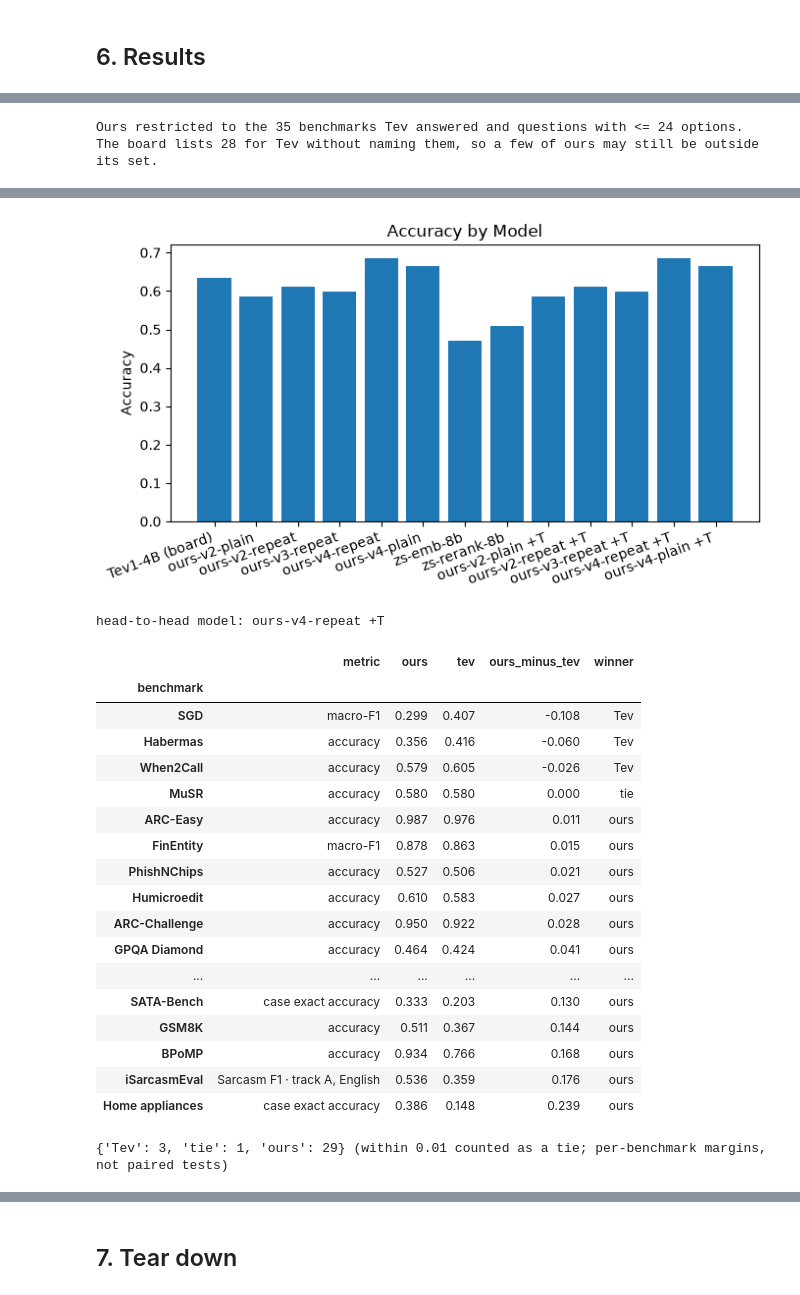
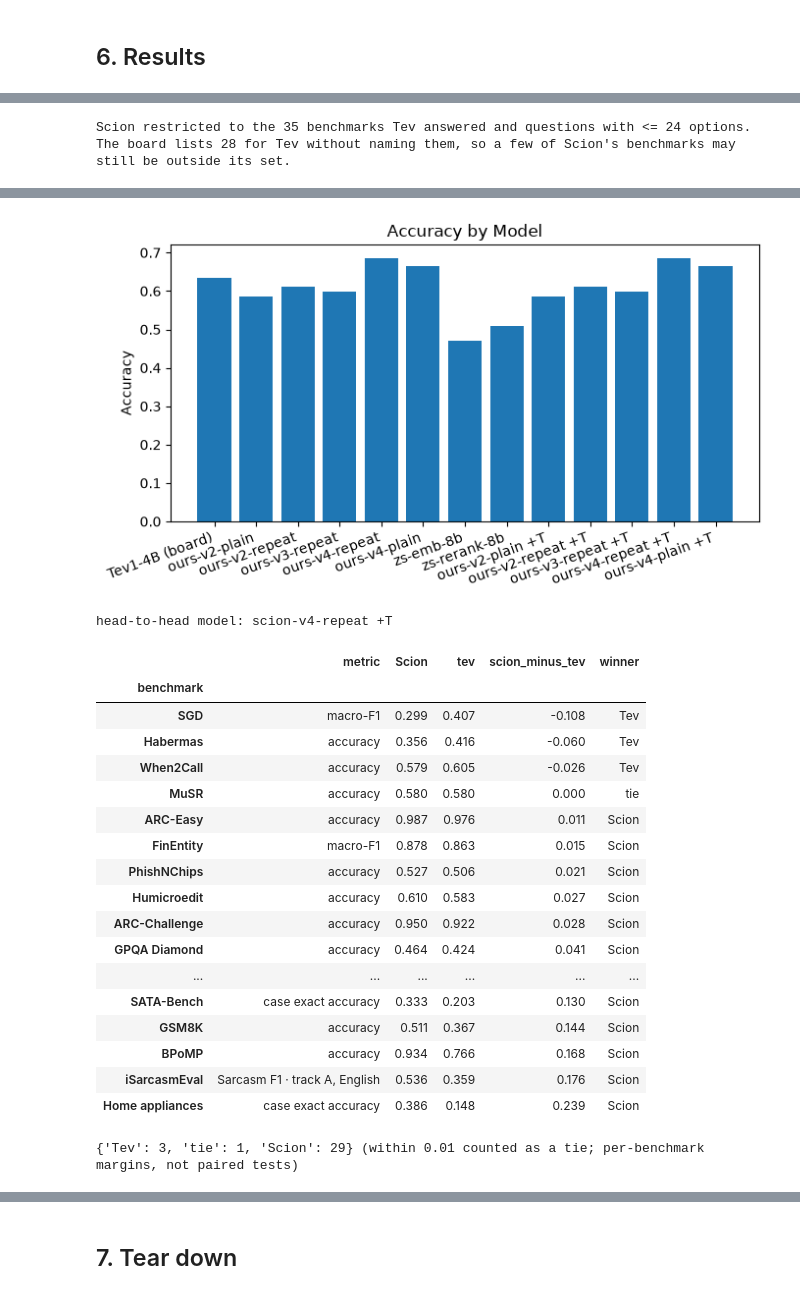
Before and after one commit to sinanuozdemir/ai-experiments, a Jupyter notebook: experiments/scion/scion_decision_index.ipynb, the cells around one changed output, grey strips where cells are left out. Saved outputs shown, nothing was run; the diff lists cells and outputs as text; code cells hidden in the pictures.

Commit message:
rename to scion

```diff
--- a/experiments/jev-classifier/jev_decision_index_matrix.ipynb
+++ b/experiments/scion/scion_decision_index.ipynb
@@ -250,12 +250,12 @@ if GO:
         else:
             opts = json.dumps({"model": m["model_on_dep"], "repeat": m["repeat"], "max_logprobs": MAX_LOGPROBS,
                                "tokenizer": m.get("tokenizer", "Qwen/Qwen3-0.6B")})
-            engine, n_shards = "jev_di_engine:FireworksJevEngine", SHARDS_PER_MODEL
+            engine, n_shards = "scion_engine:ScionEngine", SHARDS_PER_MODEL
         for s in range(n_shards):
             out = m["dir"] / f"shard-{s:02d}"
             out.mkdir(parents=True, exist_ok=True)
             procs[m["label"]].append(subprocess.Popen(
-                [sys.executable, str(HERE / "jev_di_shard.py"), "--suite-dir", str(SUITE), "--shard", str(s),
+                [sys.executable, str(HERE / "di_shard.py"), "--suite-dir", str(SUITE), "--shard", str(s),
                  "--n-shards", str(n_shards), "--out", str(out), "--engine-options", opts, "--engine", engine],
                 stdout=open(out / "runner.log", "a"), stderr=subprocess.STDOUT, env=env))
 
@@ -459,7 +459,7 @@ palette = iter(plt.cm.tab10.colors)
 base_color = {n: fixed.get(n) or next(palette) for n in base_names}
 color = [base_color[n.replace(" +T", "")] for n in H.index]
 hatch = ["//" if n.endswith(" +T") else "" for n in H.index]
-short = [n.replace(" (jev-1.13.0)", "").replace(" (Together)", "").replace("ours-", "") for n in H.index]
+short = [n.replace(" (jev-1.13.0)", "").replace(" (Together)", "").replace("scion-", "") for n in H.index]
 
 fig, axes = plt.subplots(2, 1, figsize=(15, 10), gridspec_kw={"height_ratios": [1, 1.4]})
 bars = axes[0].bar(range(len(H)), H["index"], color=color, edgecolor="white")
@@ -477,7 +477,7 @@ A = HEAD.loc[base_names]
 w = 0.8 / len(A)
 for k, (name, r) in enumerate(A.iterrows()):
     axes[1].bar(np.arange(len(AREAS)) + (k - (len(A) - 1) / 2) * w, [r[a] for a in AREAS], w,
-                label=name.replace("ours-", ""), color=base_color[name])
+                label=name.replace("scion-", ""), color=base_color[name])
 axes[1].set_xticks(np.arange(len(AREAS)))
 axes[1].set_xticklabels([a.title() for a in AREAS])
 axes[1].set_ylabel("chance-corrected skill")
@@ -753,8 +753,8 @@ for m in READY_MODELS:
         to_graph.append((m["label"], tev_style_calibration(m, bins=10, for_plot=True)))
 
 display(pd.DataFrame(rows).set_index("model").round(3))
-print(f"Ours restricted to the {len(TEV_ANSWERED)} benchmarks Tev answered and questions with <= {TEV_MAX_OPTIONS} options. "
-      "The board lists 28 for Tev without naming them, so a few of ours may still be outside its set.")
+print(f"Scion restricted to the {len(TEV_ANSWERED)} benchmarks Tev answered and questions with <= {TEV_MAX_OPTIONS} options. "
+      "The board lists 28 for Tev without naming them, so a few of Scion's benchmarks may still be outside its set.")
 
 # --- Calibration curves graph ---
 plt.figure(figsize=(8, 6))
@@ -806,7 +806,7 @@ plt.tight_layout()
 plt.show()
 
 # Per-benchmark head-to-head dataframe and chart
-_pref = ["ours-v4-repeat +T", "ours-v3-repeat +T", "ours-v2-repeat +T"]
+_pref = ["scion-v4-repeat +T", "scion-v3-repeat +T", "scion-v2-repeat +T"]
 best = next(m for lab in _pref for m in READY_MODELS if m["label"] == lab)
 print("head-to-head model:", best["label"])
 h2h = []
@@ -817,18 +817,18 @@ for bid in sorted(TEV_ANSWERED):
         continue
     lower_better = bid == 48
     diff = (t["score"] - ob["raw"]) if lower_better else (ob["raw"] - t["score"])
-    h2h.append({"benchmark": NAMES.get(str(bid), bid), "metric": t.get("metric"), "ours": ob["raw"],
-                "tev": t["score"], "ours_minus_tev": diff, "winner": "ours" if diff > 0.01 else "Tev" if diff < -0.01 else "tie"})
-H2H = pd.DataFrame(h2h).set_index("benchmark").sort_values("ours_minus_tev")
+    h2h.append({"benchmark": NAMES.get(str(bid), bid), "metric": t.get("metric"), "Scion": ob["raw"],
+                "tev": t["score"], "scion_minus_tev": diff, "winner": "Scion" if diff > 0.01 else "Tev" if diff < -0.01 else "tie"})
+H2H = pd.DataFrame(h2h).set_index("benchmark").sort_values("scion_minus_tev")
 display(H2H.round(3))
 print(dict(Counter(H2H.winner)), "(within 0.01 counted as a tie; per-benchmark margins, not paired tests)")
 
-# --- Per-benchmark ours-vs-Tev bar graph ---
+# --- Per-benchmark scion-vs-Tev bar graph ---
 plt.figure(figsize=(10, 6))
 h2h_df = H2H.reset_index()
-plt.barh(h2h_df["benchmark"], h2h_df["ours_minus_tev"], color=np.where(h2h_df["ours_minus_tev"] > 0, "green", "red"))
-plt.xlabel("Ours - Tev (higher = Ours better)")
-plt.title("Benchmark-by-benchmark margins (Ours - Tev)")
+plt.barh(h2h_df["benchmark"], h2h_df["scion_minus_tev"], color=np.where(h2h_df["scion_minus_tev"] > 0, "green", "red"))
+plt.xlabel("Scion - Tev (higher = Scion better)")
+plt.title("Benchmark-by-benchmark margins (Scion - Tev)")
 plt.axvline(0, color="grey", lw=1)
 plt.tight_layout()
 plt.show()
@@ -851,27 +851,27 @@ plt.show()
-Ours restricted to the 35 benchmarks Tev answered and questions with <= 24 options. The board lists 28 for Tev without naming them, so a few of ours may still be outside its set.
+Scion restricted to the 35 benchmarks Tev answered and questions with <= 24 options. The board lists 28 for Tev without naming them, so a few of Scion's benchmarks may still be outside its set.
 [figure]
 [figure]
 [figure]
-head-to-head model: ours-v4-repeat +T
+head-to-head model: scion-v4-repeat +T
-|  | metric | ours | tev | ours_minus_tev | winner |
+|  | metric | Scion | tev | scion_minus_tev | winner |
 | benchmark |  |  |  |  |  |
 | SGD | macro-F1 | 0.299 | 0.407 | -0.108 | Tev |
 | Habermas | accuracy | 0.356 | 0.416 | -0.060 | Tev |
 | When2Call | accuracy | 0.579 | 0.605 | -0.026 | Tev |
 | MuSR | accuracy | 0.580 | 0.580 | 0.000 | tie |
-| ARC-Easy | accuracy | 0.987 | 0.976 | 0.011 | ours |
-| FinEntity | macro-F1 | 0.878 | 0.863 | 0.015 | ours |
-| PhishNChips | accuracy | 0.527 | 0.506 | 0.021 | ours |
-| Humicroedit | accuracy | 0.610 | 0.583 | 0.027 | ours |
-| ARC-Challenge | accuracy | 0.950 | 0.922 | 0.028 | ours |
-| GPQA Diamond | accuracy | 0.464 | 0.424 | 0.041 | ours |
+| ARC-Easy | accuracy | 0.987 | 0.976 | 0.011 | Scion |
+| FinEntity | macro-F1 | 0.878 | 0.863 | 0.015 | Scion |
+| PhishNChips | accuracy | 0.527 | 0.506 | 0.021 | Scion |
+| Humicroedit | accuracy | 0.610 | 0.583 | 0.027 | Scion |
+| ARC-Challenge | accuracy | 0.950 | 0.922 | 0.028 | Scion |
+| GPQA Diamond | accuracy | 0.464 | 0.424 | 0.041 | Scion |
 | ... | ... | ... | ... | ... | ... |
-| SATA-Bench | case exact accuracy | 0.333 | 0.203 | 0.130 | ours |
-| GSM8K | accuracy | 0.511 | 0.367 | 0.144 | ours |
-| BPoMP | accuracy | 0.934 | 0.766 | 0.168 | ours |
-| iSarcasmEval | Sarcasm F1 · track A, English | 0.536 | 0.359 | 0.176 | ours |
-| Home appliances | case exact accuracy | 0.386 | 0.148 | 0.239 | ours |
+| SATA-Bench | case exact accuracy | 0.333 | 0.203 | 0.130 | Scion |
+| GSM8K | accuracy | 0.511 | 0.367 | 0.144 | Scion |
+| BPoMP | accuracy | 0.934 | 0.766 | 0.168 | Scion |
+| iSarcasmEval | Sarcasm F1 · track A, English | 0.536 | 0.359 | 0.176 | Scion |
+| Home appliances | case exact accuracy | 0.386 | 0.148 | 0.239 | Scion |
-{'Tev': 3, 'tie': 1, 'ours': 29} (within 0.01 counted as a tie; per-benchmark margins, not paired tests)
+{'Tev': 3, 'tie': 1, 'Scion': 29} (within 0.01 counted as a tie; per-benchmark margins, not paired tests)
 [figure]
 # %% [markdown]
 ## 7. Tear down
```
Also changed, not shown: parts of 13 cells of this notebook, 28 other files.
